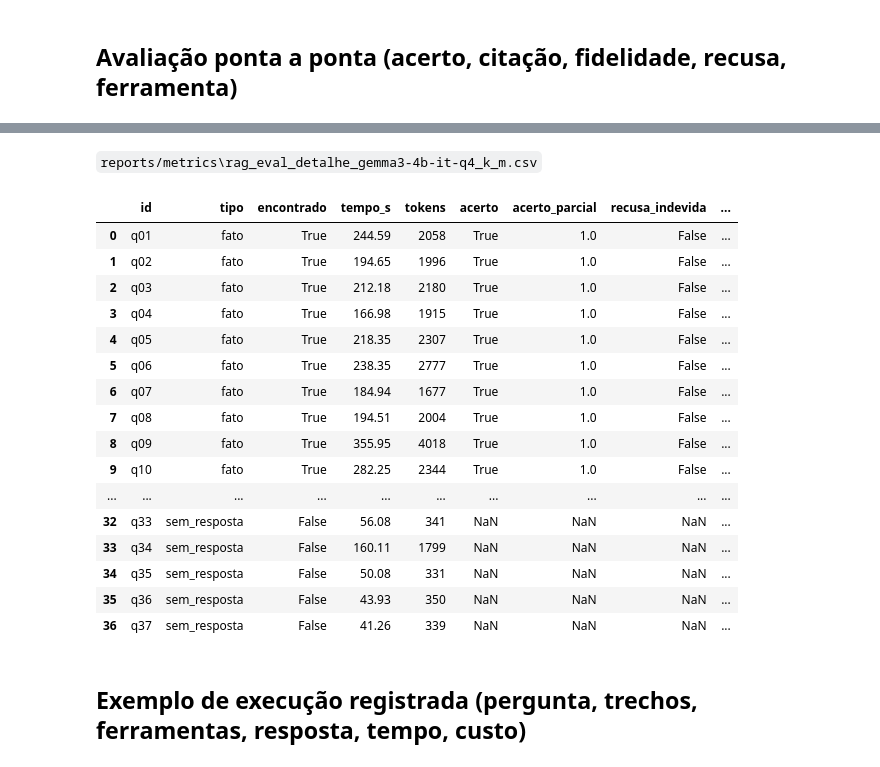
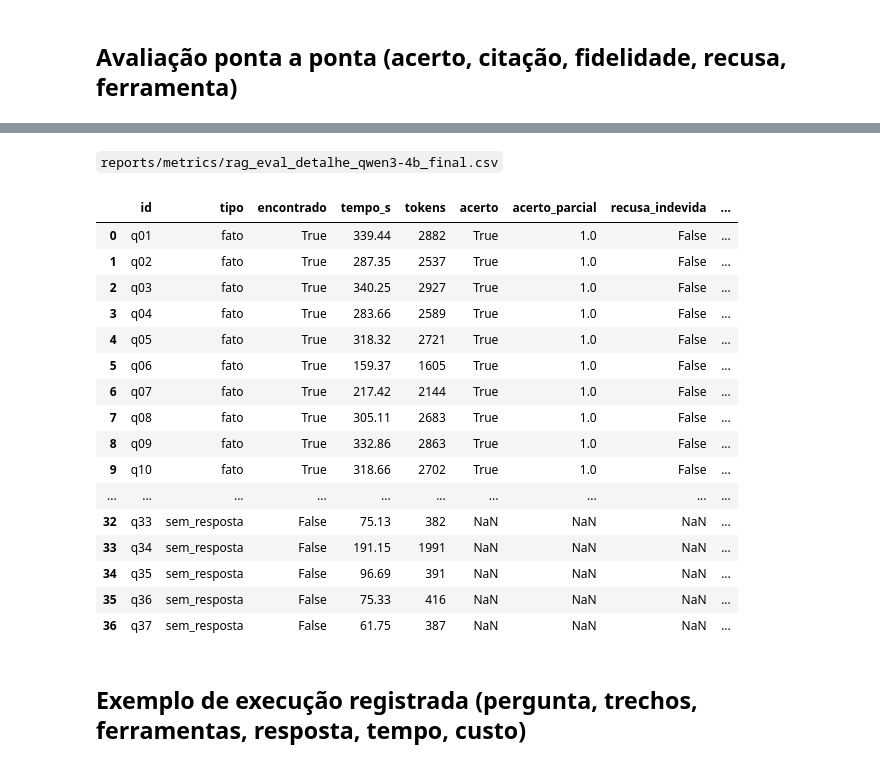
Before and after one commit to LucasBetioli123/AirIQ-SP, a Jupyter notebook: notebooks/03_rag.ipynb, the cells around one changed output, grey strips where cells are left out. Saved outputs shown, nothing was run; the diff lists cells and outputs as text; code cells hidden in the pictures.

```diff
--- a/notebooks/03_rag.ipynb
+++ b/notebooks/03_rag.ipynb
@@ -93,26 +93,25 @@ met('rag_eval_resumo.csv').round(3).T
 # %%
-import glob
-for f in sorted(glob.glob('reports/metrics/rag_eval_detalhe_*.csv'))[:1]:
-    d = pd.read_csv(f); display(Markdown(f'`{f}`')); display(d.drop(columns=['resposta']).round(2))
+f = 'reports/metrics/rag_eval_detalhe_qwen3-4b_final.csv'  # LLM padrão, código final
+d = pd.read_csv(f); display(Markdown(f'`{f}`')); display(d.drop(columns=['resposta']).round(2))
 # %% [output]
-`reports/metrics\rag_eval_detalhe_gemma3-4b-it-q4_k_m.csv`
+`reports/metrics/rag_eval_detalhe_qwen3-4b_final.csv`
 |  | id | tipo | encontrado | tempo_s | tokens | acerto | acerto_parcial | recusa_indevida | ... |
-| 0 | q01 | fato | True | 244.59 | 2058 | True | 1.0 | False | ... |
-| 1 | q02 | fato | True | 194.65 | 1996 | True | 1.0 | False | ... |
-| 2 | q03 | fato | True | 212.18 | 2180 | True | 1.0 | False | ... |
-| 3 | q04 | fato | True | 166.98 | 1915 | True | 1.0 | False | ... |
-| 4 | q05 | fato | True | 218.35 | 2307 | True | 1.0 | False | ... |
-| 5 | q06 | fato | True | 238.35 | 2777 | True | 1.0 | False | ... |
-| 6 | q07 | fato | True | 184.94 | 1677 | True | 1.0 | False | ... |
-| 7 | q08 | fato | True | 194.51 | 2004 | True | 1.0 | False | ... |
-| 8 | q09 | fato | True | 355.95 | 4018 | True | 1.0 | False | ... |
-| 9 | q10 | fato | True | 282.25 | 2344 | True | 1.0 | False | ... |
+| 0 | q01 | fato | True | 339.44 | 2882 | True | 1.0 | False | ... |
+| 1 | q02 | fato | True | 287.35 | 2537 | True | 1.0 | False | ... |
+| 2 | q03 | fato | True | 340.25 | 2927 | True | 1.0 | False | ... |
+| 3 | q04 | fato | True | 283.66 | 2589 | True | 1.0 | False | ... |
+| 4 | q05 | fato | True | 318.32 | 2721 | True | 1.0 | False | ... |
+| 5 | q06 | fato | True | 159.37 | 1605 | True | 1.0 | False | ... |
+| 6 | q07 | fato | True | 217.42 | 2144 | True | 1.0 | False | ... |
+| 7 | q08 | fato | True | 305.11 | 2683 | True | 1.0 | False | ... |
+| 8 | q09 | fato | True | 332.86 | 2863 | True | 1.0 | False | ... |
+| 9 | q10 | fato | True | 318.66 | 2702 | True | 1.0 | False | ... |
 | ... | ... | ... | ... | ... | ... | ... | ... | ... | ... |
-| 32 | q33 | sem_resposta | False | 56.08 | 341 | NaN | NaN | NaN | ... |
-| 33 | q34 | sem_resposta | False | 160.11 | 1799 | NaN | NaN | NaN | ... |
-| 34 | q35 | sem_resposta | False | 50.08 | 331 | NaN | NaN | NaN | ... |
-| 35 | q36 | sem_resposta | False | 43.93 | 350 | NaN | NaN | NaN | ... |
-| 36 | q37 | sem_resposta | False | 41.26 | 339 | NaN | NaN | NaN | ... |
+| 32 | q33 | sem_resposta | False | 75.13 | 382 | NaN | NaN | NaN | ... |
+| 33 | q34 | sem_resposta | False | 191.15 | 1991 | NaN | NaN | NaN | ... |
+| 34 | q35 | sem_resposta | False | 96.69 | 391 | NaN | NaN | NaN | ... |
+| 35 | q36 | sem_resposta | False | 75.33 | 416 | NaN | NaN | NaN | ... |
+| 36 | q37 | sem_resposta | False | 61.75 | 387 | NaN | NaN | NaN | ... |
 # %% [markdown]
 ## Exemplo de execução registrada (pergunta, trechos, ferramentas, resposta, tempo, custo)
 # %%
```
Also changed, not shown: parts of 1 cell of this notebook, 2 other files.
